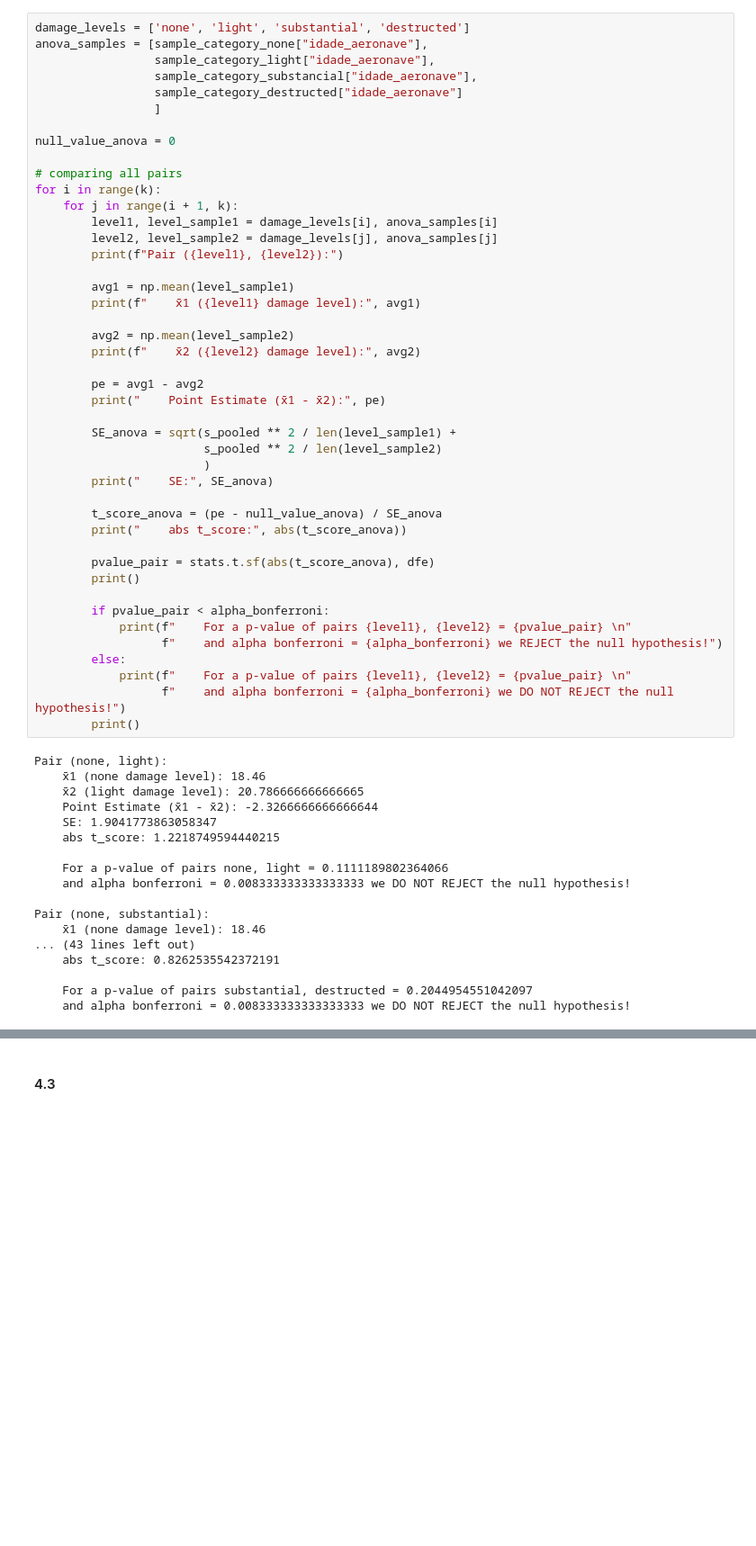
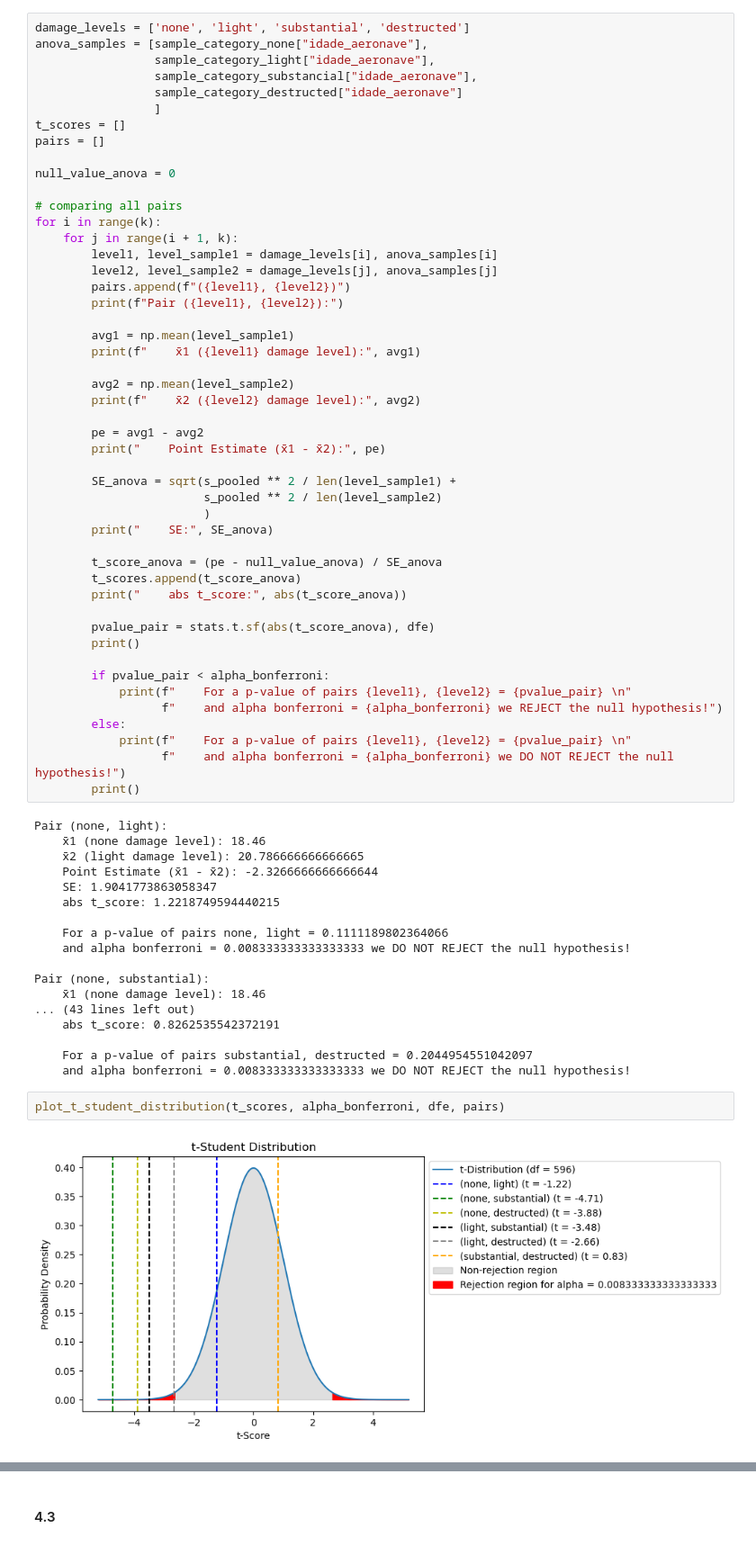
Before and after one commit to igor-diniz/MECD-Statistics, a Jupyter notebook: statistics_2_checkpoint.ipynb, the cells around one changed output, grey strips where cells are left out. Shown at 90% size. Drawn from its saved outputs; the diff is of its cells as text; blank space fills up the shorter version.

Commit message:
Added t-student chart for ANOVA

```diff
--- a/statistics_2_checkpoint.ipynb
+++ b/statistics_2_checkpoint.ipynb
@@ -864,6 +906,8 @@ anova_samples = [sample_category_none["idade_aeronave"],
                  sample_category_substancial["idade_aeronave"],
                  sample_category_destructed["idade_aeronave"]
                  ]
+t_scores = []
+pairs = []
 
 null_value_anova = 0
 
@@ -872,6 +916,7 @@ for i in range(k):
     for j in range(i + 1, k):
         level1, level_sample1 = damage_levels[i], anova_samples[i]
         level2, level_sample2 = damage_levels[j], anova_samples[j]
+        pairs.append(f"({level1}, {level2})")
         print(f"Pair ({level1}, {level2}):")
 
         avg1 = np.mean(level_sample1)
@@ -889,6 +934,7 @@ for i in range(k):
         print("    SE:", SE_anova)
 
         t_score_anova = (pe - null_value_anova) / SE_anova
+        t_scores.append(t_score_anova)
         print("    abs t_score:", abs(t_score_anova))
 
         pvalue_pair = stats.t.sf(abs(t_score_anova), dfe)
@@ -919,6 +965,10 @@ Pair (none, substantial):
 
     For a p-value of pairs substantial, destructed = 0.2044954551042097
     and alpha bonferroni = 0.008333333333333333 we DO NOT REJECT the null hypothesis!
+# %%
+plot_t_student_distribution(t_scores, alpha_bonferroni, dfe, pairs)
+# %% [output]
+[figure, added]
 # %% [markdown]
 **Final conclusion from ANOVA**
 
```
Also changed, not shown: parts of 19 cells of this notebook.
